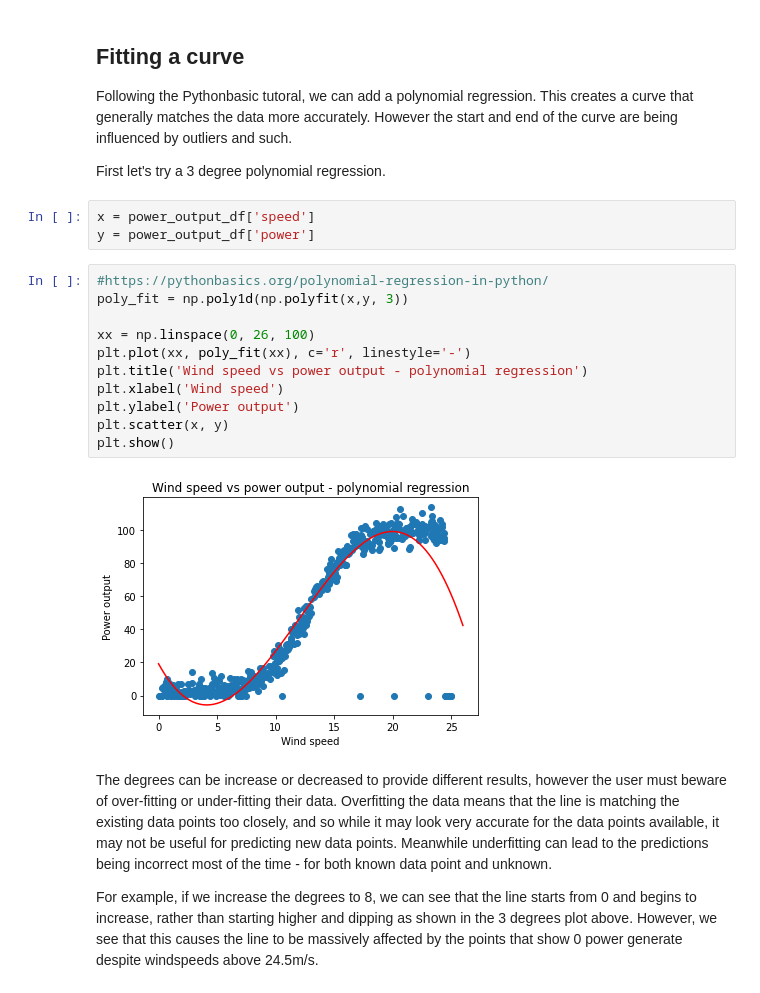
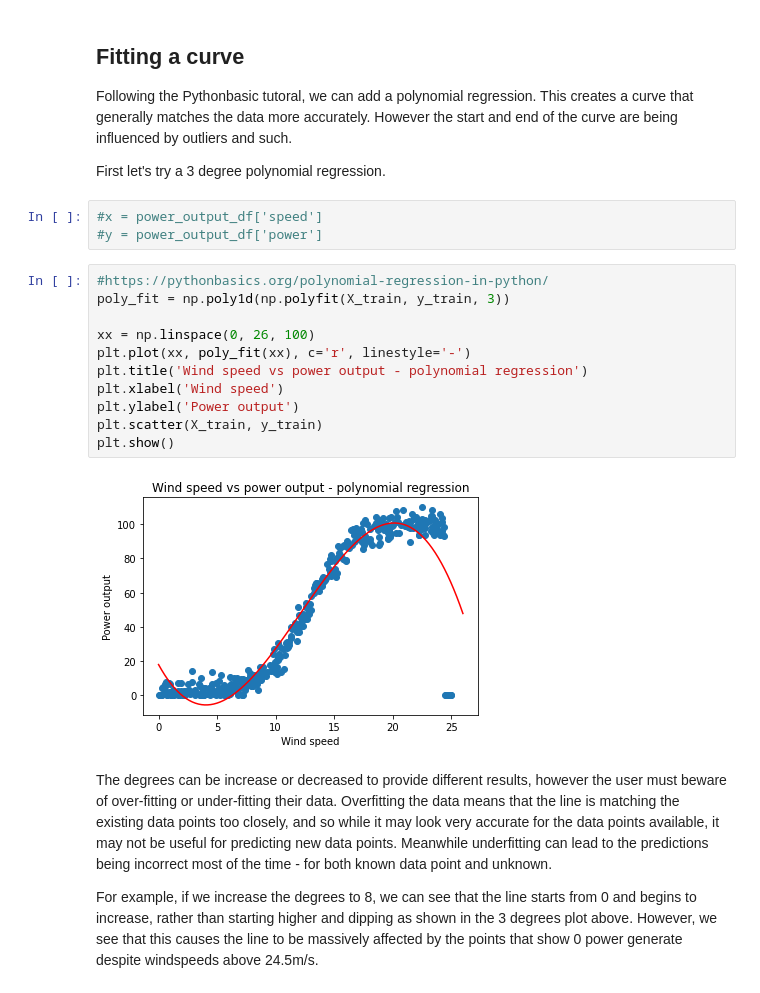
Before and after one commit to OtherBrian/fda-regression_project, a Jupyter notebook: Regression Project.ipynb, the cells around one changed output. Saved outputs shown, nothing was run; the diff lists cells and outputs as text.

```diff
--- a/Regression Project.ipynb
+++ b/Regression Project.ipynb
@@ -195,21 +195,21 @@ Following the Pythonbasic tutoral, we can add a polynomial regression. This crea
 
 First let's try a 3 degree polynomial regression.
 # %%
-x = power_output_df['speed']
-y = power_output_df['power']
+#x = power_output_df['speed']
+#y = power_output_df['power']
 # %%
 #https://pythonbasics.org/polynomial-regression-in-python/
-poly_fit = np.poly1d(np.polyfit(x,y, 3))
+poly_fit = np.poly1d(np.polyfit(X_train, y_train, 3))
 
 xx = np.linspace(0, 26, 100)
 plt.plot(xx, poly_fit(xx), c='r', linestyle='-')
 plt.title('Wind speed vs power output - polynomial regression')
 plt.xlabel('Wind speed')
 plt.ylabel('Power output')
-plt.scatter(x, y)
+plt.scatter(X_train, y_train)
 plt.show()
 # %% [output]
-[figure, old version]
+[figure, new version]
 # %% [markdown]
 The degrees can be increase or decreased to provide different results, however the user must beware of over-fitting or under-fitting their data. Overfitting the data means that the line is matching the existing data points too closely, and so while it may look very accurate for the data points available, it may not be useful for predicting new data points. Meanwhile underfitting can lead to the predictions being incorrect most of the time - for both known data point and unknown.
 
```
Also changed, not shown: parts of 33 cells of this notebook.
